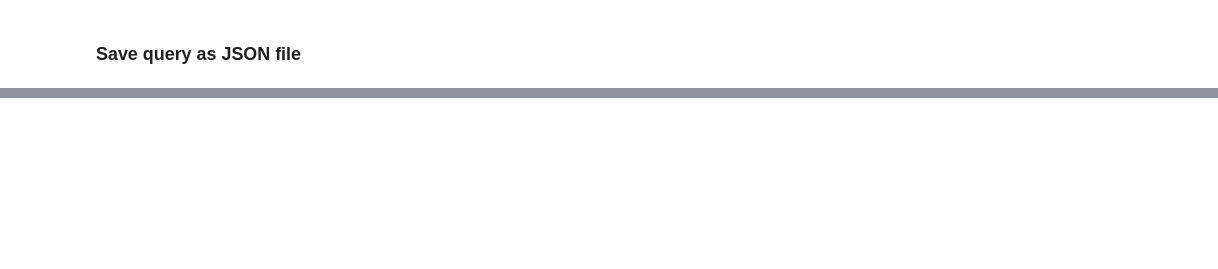
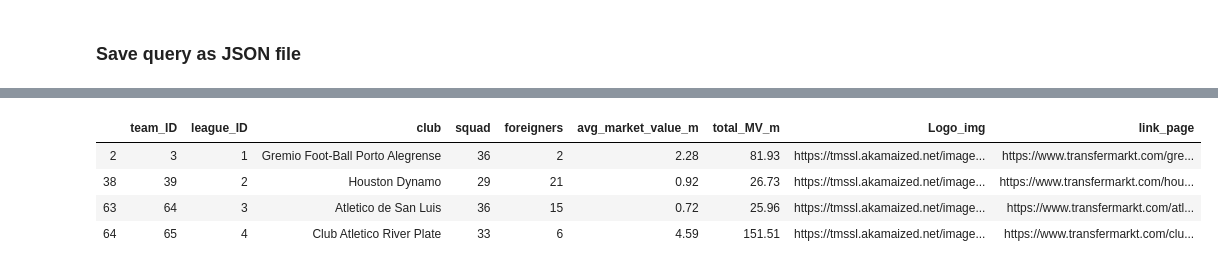
Before and after one commit to jCosta16/Soccer_Dashboard, a Jupyter notebook: notebooks/Scrape_League_data.ipynb, the cells around one changed output, grey strips where cells are left out. Cells and saved outputs as stored; diff of their text form; code cells hidden in the pictures; blank space fills up the shorter version.

```diff
--- a/notebooks/Scrape_League_data.ipynb
+++ b/notebooks/Scrape_League_data.ipynb
@@ -352,0 +390,9 @@ pd.read_sql_query('SELECT * FROM  leagues JOIN (teams JOIN players USING("team_I
+# %%
+teams_test = teams_df.iloc[[2, 38, 63, 64]]
+teams_test
+# %% [output]
+|  | team_ID | league_ID | club | squad | foreigners | avg_market_value_m | total_MV_m | Logo_img | link_page |
+| 2 | 3 | 1 | Gremio Foot-Ball Porto Alegrense | 36 | 2 | 2.28 | 81.93 | https://tmssl.akamaized.net/image... | https://www.transfermarkt.com/gre... |
+| 38 | 39 | 2 | Houston Dynamo | 29 | 21 | 0.92 | 26.73 | https://tmssl.akamaized.net/image... | https://www.transfermarkt.com/hou... |
+| 63 | 64 | 3 | Atletico de San Luis | 36 | 15 | 0.72 | 25.96 | https://tmssl.akamaized.net/image... | https://www.transfermarkt.com/atl... |
+| 64 | 65 | 4 | Club Atletico River Plate | 33 | 6 | 4.59 | 151.51 | https://tmssl.akamaized.net/image... | https://www.transfermarkt.com/clu... |
```
Also changed, not shown: parts of 9 cells of this notebook, 8 other files.
